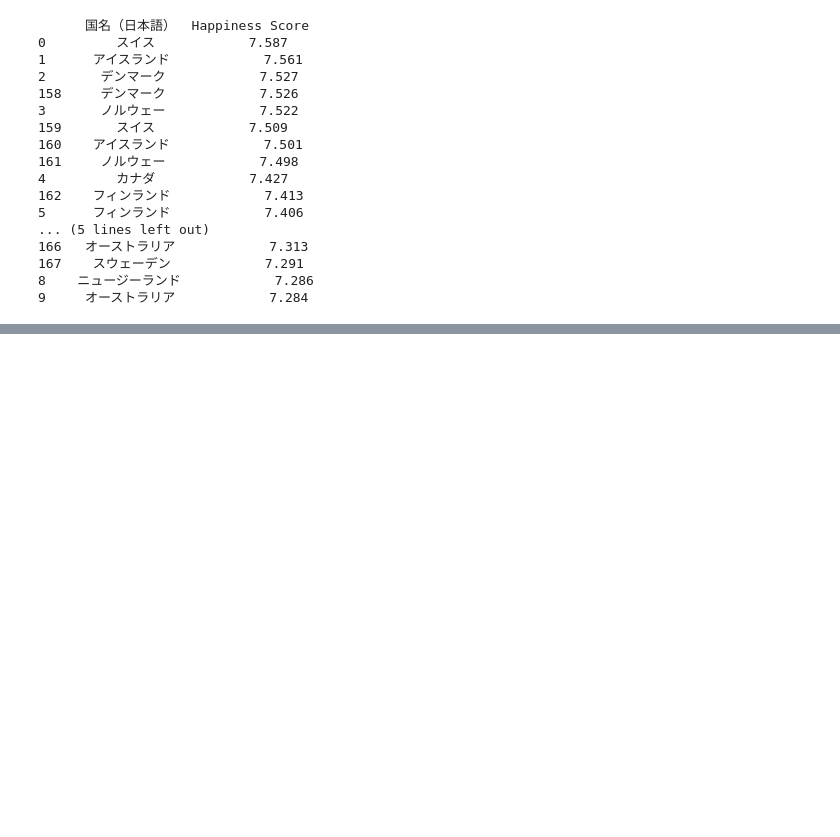
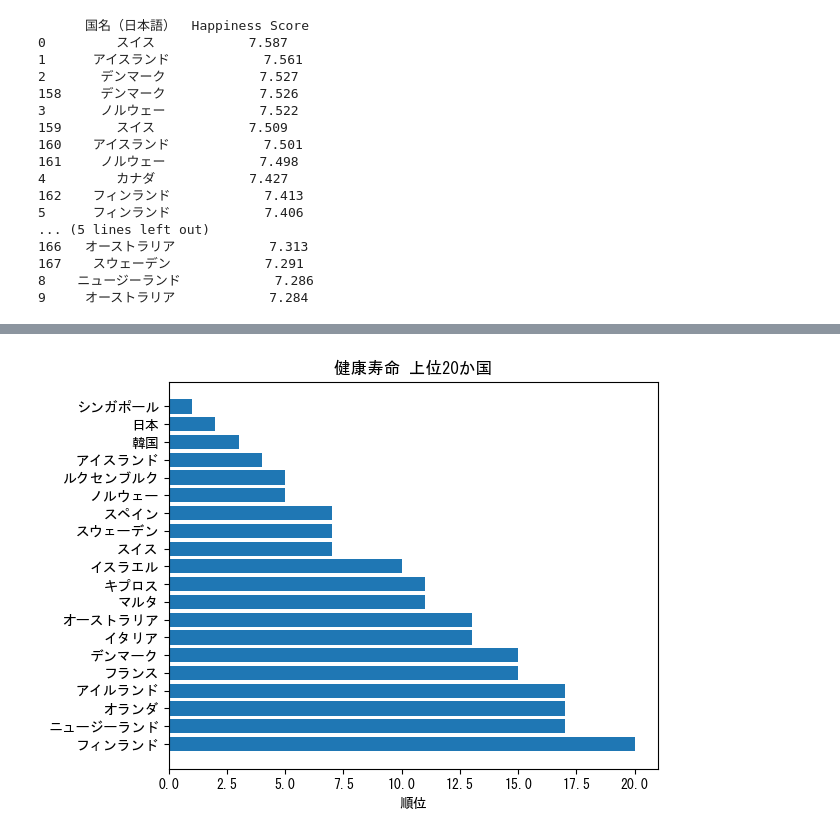
Before and after one commit to a250819a-crypto/me, a Jupyter notebook: week14/part2.ipynb, the cells around one changed output, grey strips where cells are left out. Drawn from its saved outputs; the diff is of its cells as text; code cells hidden in the pictures; blank space fills up the shorter version.

```diff
--- a/week14/part2.ipynb
+++ b/week14/part2.ipynb
@@ -178,0 +267,23 @@ print(top20[["国名（日本語）", "Happiness Score"]])
+# %%
+import pandas as pd
+import matplotlib.pyplot as plt
+
+# 日本語フォント（□対策）
+plt.rcParams["font.family"] = "MS Gothic"
+
+# Excel読み込み
+df_xls = pd.read_excel("country_scores.xlsx")
+
+# 上位20（Rankが小さい順）
+df_xls_top20 = df_xls.sort_values("Rank").head(20)
+
+# グラフ
+plt.figure()
+plt.barh(df_xls_top20["Country"], df_xls_top20["Rank"])
+plt.gca().invert_yaxis()  # 1位を上に
+plt.xlabel("順位")
+plt.title("健康寿命 上位20か国")
+plt.tight_layout()
+plt.show()
+# %% [output]
+[figure, added]
```
Also changed, not shown: parts of 14 cells of this notebook.
